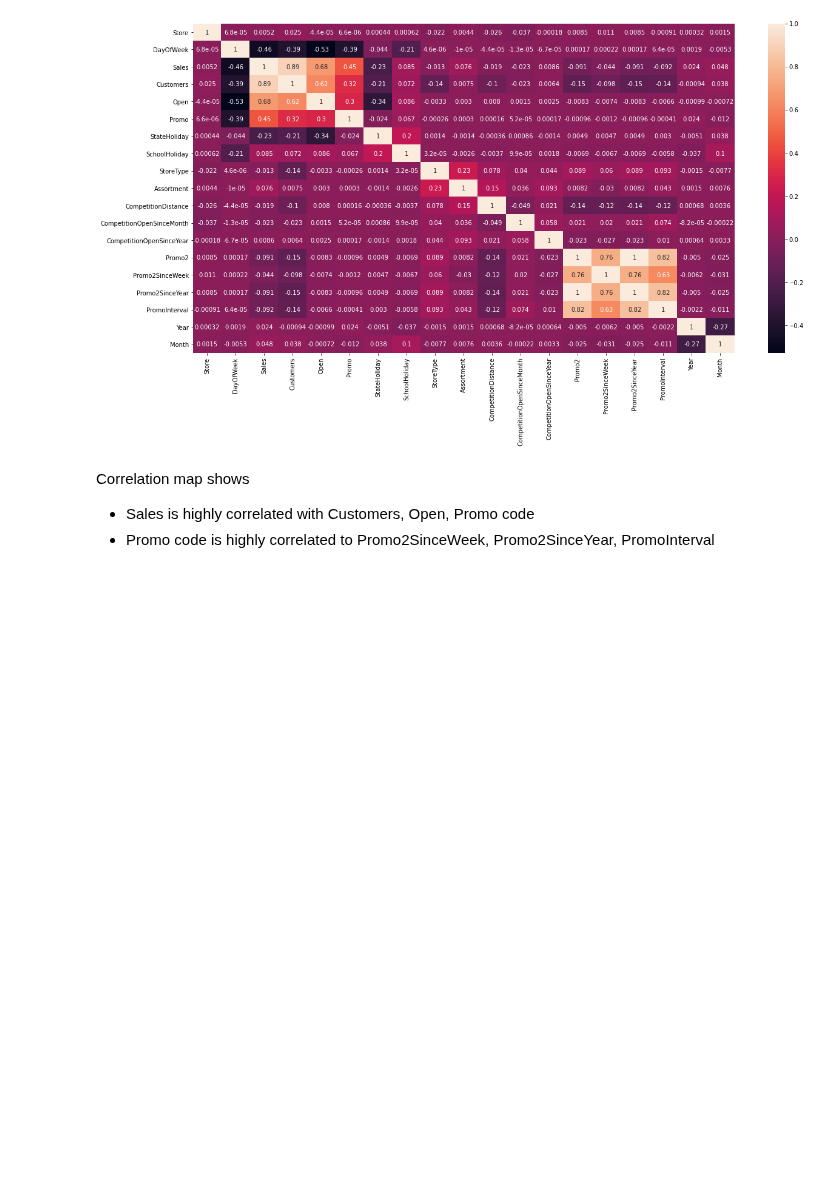
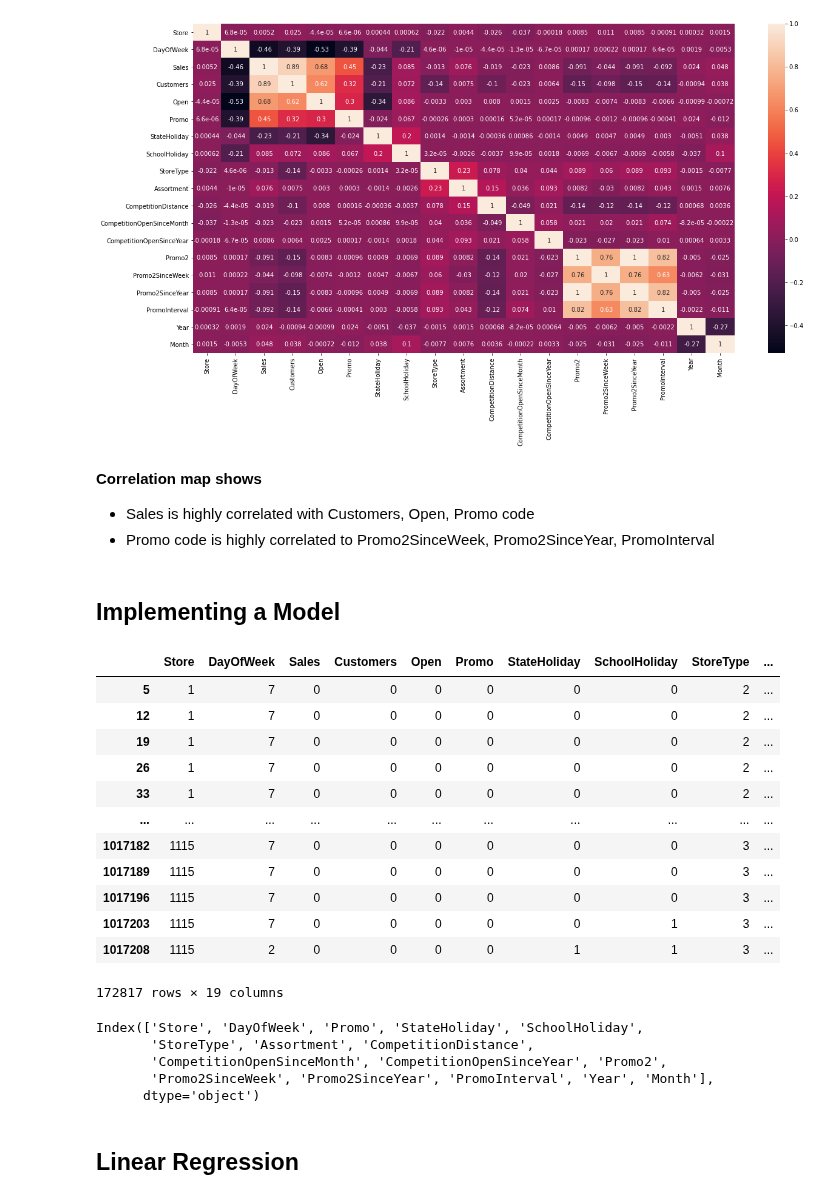
Before and after one commit to Jammal7/Introduction_to_Data_Science, a Jupyter notebook: Projects/Rossmann Store Sales/Rossman_sales_prediction.ipynb, the cells around one changed output. Cells and saved outputs as stored; diff of their text form; code cells hidden in the pictures; blank space fills up the shorter version.

```diff
--- a/Projects/Rossmann Store Sales/Rossman_sales_prediction.ipynb
+++ b/Projects/Rossmann Store Sales/Rossman_sales_prediction.ipynb
@@ -493,6 +493,25 @@ sns.heatmap(corr,annot=True);
 # %% [output]
 [figure]
 # %% [markdown]
-Correlation map shows
+**Correlation map shows**
 * Sales is highly correlated with Customers, Open, Promo code
 * Promo code is highly correlated to Promo2SinceWeek, Promo2SinceYear, PromoInterval
+# %% [markdown]
+## Implementing a Model
+# %%
+# Looking at all the instances when the store isn't open
+combined_data[combined_data['Open'] == 0]
+# %% [output]
+|  | Store | DayOfWeek | Sales | Customers | Open | Promo | StateHoliday | SchoolHoliday | StoreType | ... |
+| 5 | 1 | 7 | 0 | 0 | 0 | 0 | 0 | 0 | 2 | ... |
+| 12 | 1 | 7 | 0 | 0 | 0 | 0 | 0 | 0 | 2 | ... |
+| 19 | 1 | 7 | 0 | 0 | 0 | 0 | 0 | 0 | 2 | ... |
+| 26 | 1 | 7 | 0 | 0 | 0 | 0 | 0 | 0 | 2 | ... |
+| 33 | 1 | 7 | 0 | 0 | 0 | 0 | 0 | 0 | 2 | ... |
+| ... | ... | ... | ... | ... | ... | ... | ... | ... | ... | ... |
+| 1017182 | 1115 | 7 | 0 | 0 | 0 | 0 | 0 | 0 | 3 | ... |
+| 1017189 | 1115 | 7 | 0 | 0 | 0 | 0 | 0 | 0 | 3 | ... |
+| 1017196 | 1115 | 7 | 0 | 0 | 0 | 0 | 0 | 0 | 3 | ... |
+| 1017203 | 1115 | 7 | 0 | 0 | 0 | 0 | 0 | 1 | 3 | ... |
+| 1017208 | 1115 | 2 | 0 | 0 | 0 | 0 | 1 | 1 | 3 | ... |
+172817 rows × 19 columns
@@ -498,0 +530,8 @@ Correlation map shows
+# %%
+X_train.columns
+# %% [output]
+Index(['Store', 'DayOfWeek', 'Promo', 'StateHoliday', 'SchoolHoliday',
+       'StoreType', 'Assortment', 'CompetitionDistance',
+       'CompetitionOpenSinceMonth', 'CompetitionOpenSinceYear', 'Promo2',
+       'Promo2SinceWeek', 'Promo2SinceYear', 'PromoInterval', 'Year', 'Month'],
+      dtype='object')
@@ -498,0 +540,2 @@ Correlation map shows
+# %% [markdown]
+## Linear Regression
```
Also changed, not shown: parts of 12 cells of this notebook.
